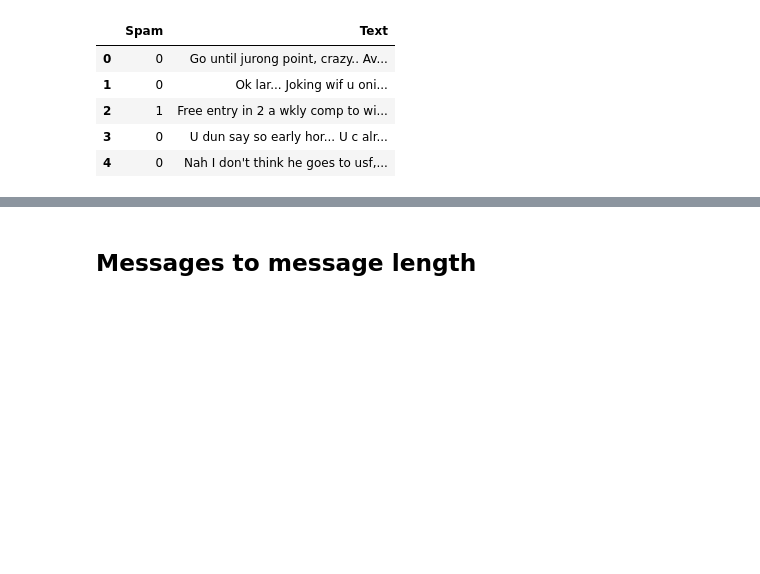
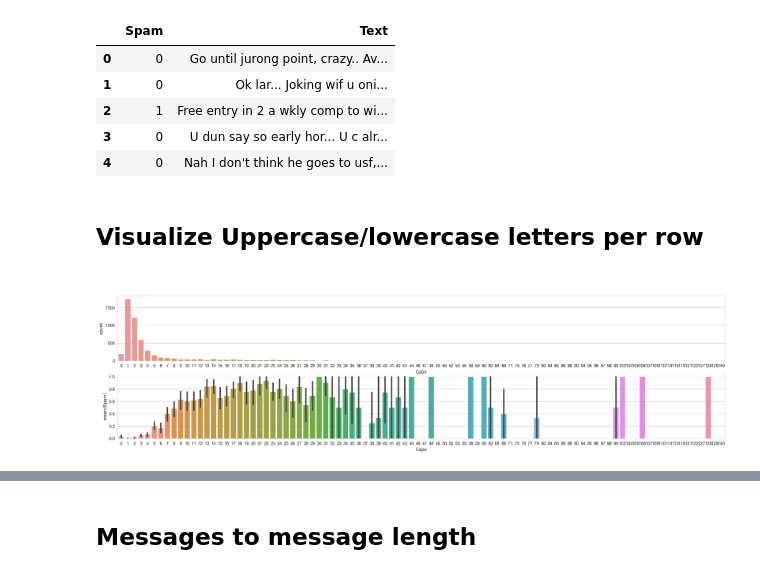
Before and after one commit to awday/DMT-23, a Jupyter notebook: Assignment1/Task 3C/Task3C.ipynb, the cells around one changed output, grey strips where cells are left out. Drawn from its saved outputs; the diff is of its cells as text; code cells hidden in the pictures; blank space fills up the shorter version.

```diff
--- a/Assignment1/Task 3C/Task3C.ipynb
+++ b/Assignment1/Task 3C/Task3C.ipynb
@@ -76,3 +81,14 @@ df.head()
 | 2 | 1 | Free entry in 2 a wkly comp to wi... |
 | 3 | 0 | U dun say so early hor... U c alr... |
 | 4 | 0 | Nah I don't think he goes to usf,... |
+# %% [markdown]
+<h2> Visualize Uppercase/lowercase letters per row <h2>
+# %%
+df["Caps"] = df["Text"].apply(lambda Text : sum(1 for c in Text if c.isupper()))
+#Plot
+fig, (axis1,axis2) = plt.subplots(2,1,figsize=(25,6))
+sns.countplot(x="Caps", data=df.sort_values("Caps"), ax=axis1)
+g = sns.factorplot(x="Caps", y="Spam", data=df.sort_values("Caps"), kind="bar", ax=axis2)
+plt.close(g.fig)
+# %% [output]
+[figure, added]
```
Also changed, not shown: parts of 53 cells of this notebook.
